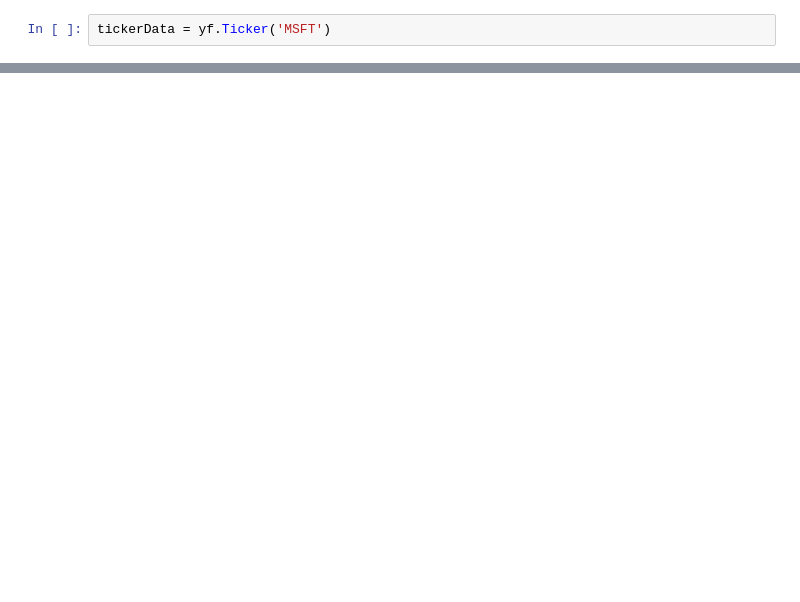
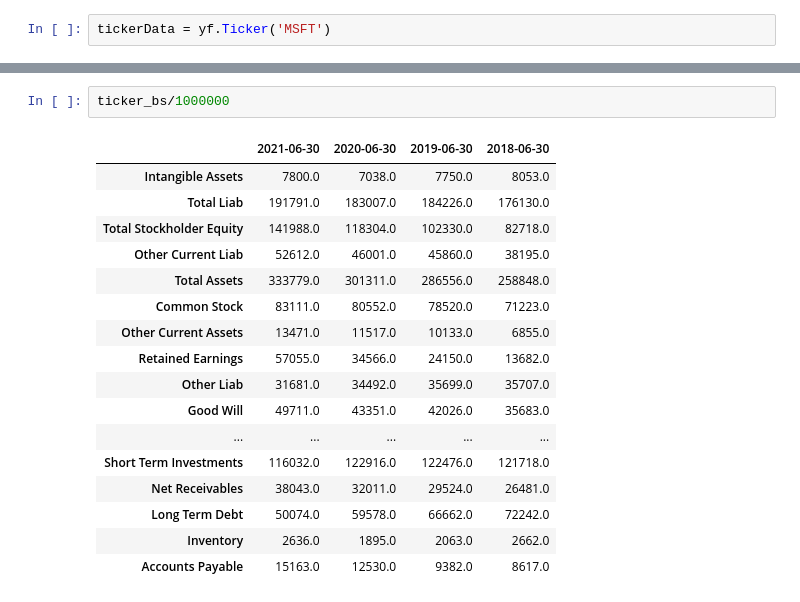
Before and after one commit to rehandominic/stock-report-generator-streamlit, a Jupyter notebook: notebook.py.ipynb, the cells around one changed output, grey strips where cells are left out. Cells and saved outputs as stored; diff of their text form; blank space fills up the shorter version.

```diff
--- a/notebook.py.ipynb
+++ b/notebook.py.ipynb
@@ -74,0 +201,20 @@ KeyError: 'Gross Profit'
+# %%
+ticker_bs/1000000
+# %% [output]
+|  | 2021-06-30 | 2020-06-30 | 2019-06-30 | 2018-06-30 |
+| Intangible Assets | 7800.0 | 7038.0 | 7750.0 | 8053.0 |
+| Total Liab | 191791.0 | 183007.0 | 184226.0 | 176130.0 |
+| Total Stockholder Equity | 141988.0 | 118304.0 | 102330.0 | 82718.0 |
+| Other Current Liab | 52612.0 | 46001.0 | 45860.0 | 38195.0 |
+| Total Assets | 333779.0 | 301311.0 | 286556.0 | 258848.0 |
+| Common Stock | 83111.0 | 80552.0 | 78520.0 | 71223.0 |
+| Other Current Assets | 13471.0 | 11517.0 | 10133.0 | 6855.0 |
+| Retained Earnings | 57055.0 | 34566.0 | 24150.0 | 13682.0 |
+| Other Liab | 31681.0 | 34492.0 | 35699.0 | 35707.0 |
+| Good Will | 49711.0 | 43351.0 | 42026.0 | 35683.0 |
+| ... | ... | ... | ... | ... |
+| Short Term Investments | 116032.0 | 122916.0 | 122476.0 | 121718.0 |
+| Net Receivables | 38043.0 | 32011.0 | 29524.0 | 26481.0 |
+| Long Term Debt | 50074.0 | 59578.0 | 66662.0 | 72242.0 |
+| Inventory | 2636.0 | 1895.0 | 2063.0 | 2662.0 |
+| Accounts Payable | 15163.0 | 12530.0 | 9382.0 | 8617.0 |
```
Also changed, not shown: parts of 22 cells of this notebook, 1 other file.
